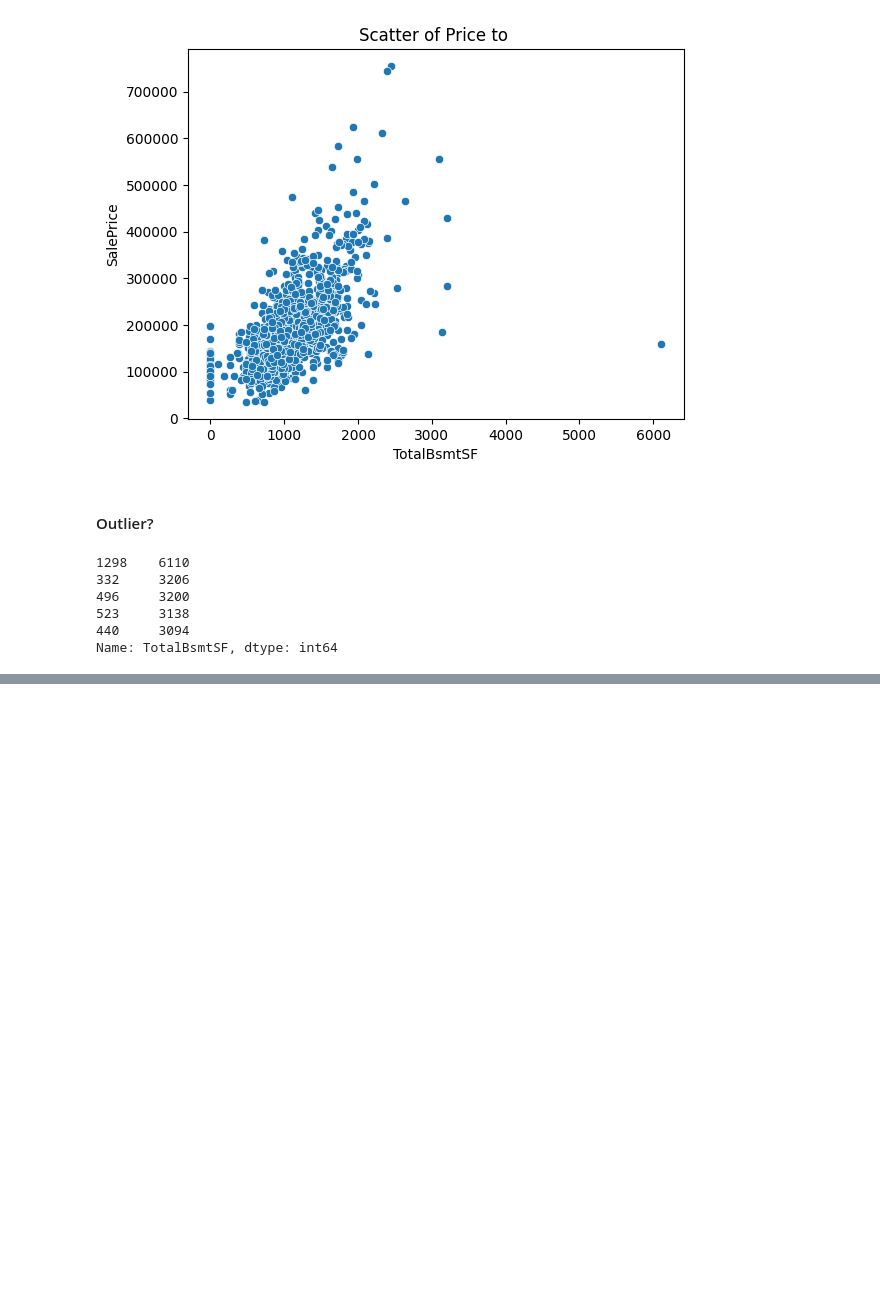
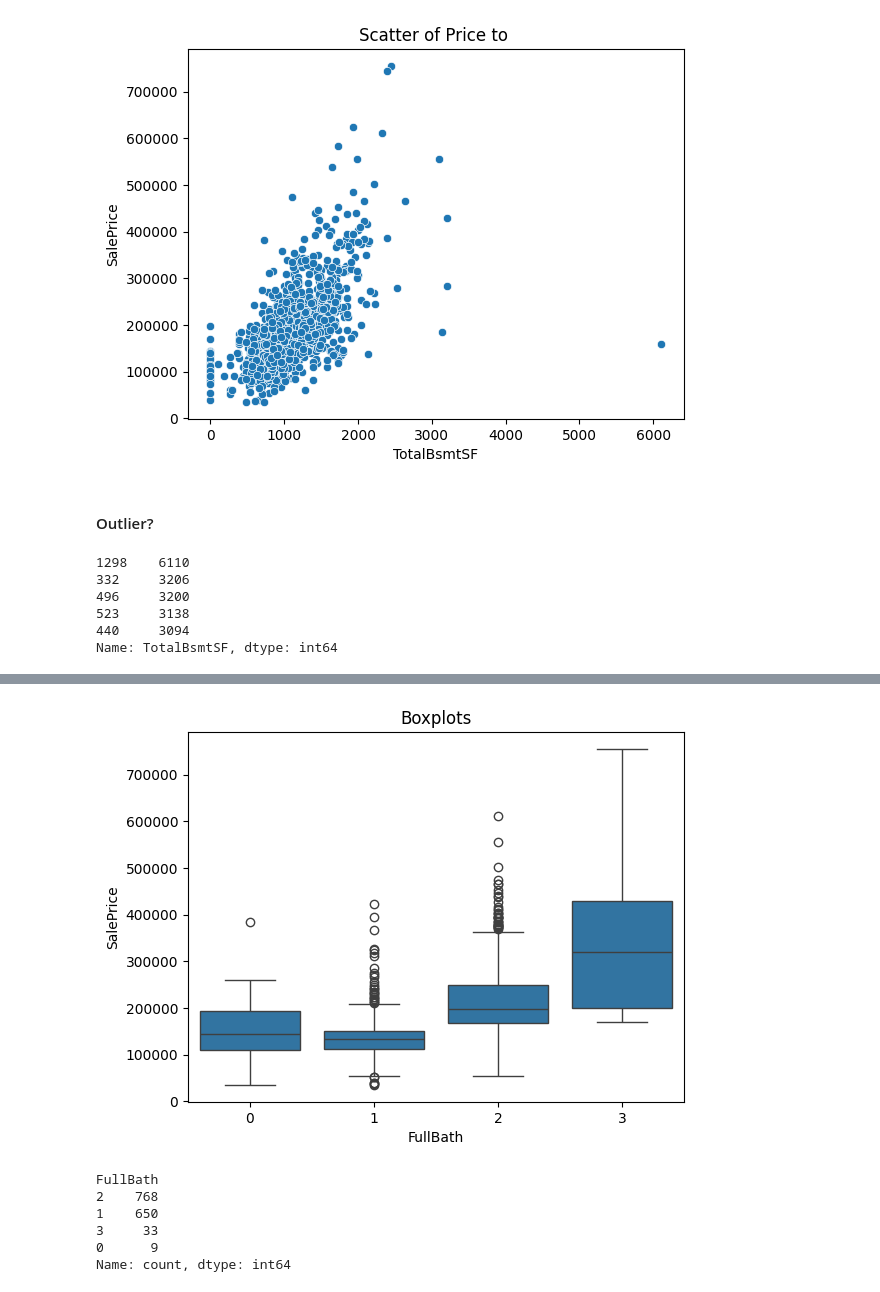
Before and after one commit to Venchislaw/PracticalAI, a Jupyter notebook: Machine Learning/RealProjects/RealEstateWebSite/data_science/Data Analysis/data_analysis.ipynb, the cells around one changed output, grey strips where cells are left out. Cells and saved outputs as stored; diff of their text form; code cells hidden in the pictures; blank space fills up the shorter version.

```diff
--- a/Machine Learning/RealProjects/RealEstateWebSite/data_science/Data Analysis/data_analysis.ipynb
+++ b/Machine Learning/RealProjects/RealEstateWebSite/data_science/Data Analysis/data_analysis.ipynb
@@ -87,0 +136,14 @@ df[df["TotalBsmtSF"] == 6110]
+# %%
+plt.title("Boxplots")
+sns.boxplot(x=df["FullBath"], y=df["SalePrice"]);
+# %% [output]
+[figure, added]
+# %%
+df["FullBath"].value_counts()
+# %% [output]
+FullBath
+2    768
+1    650
+3     33
+0      9
+Name: count, dtype: int64
```
Also changed, not shown: parts of 5 cells of this notebook.
